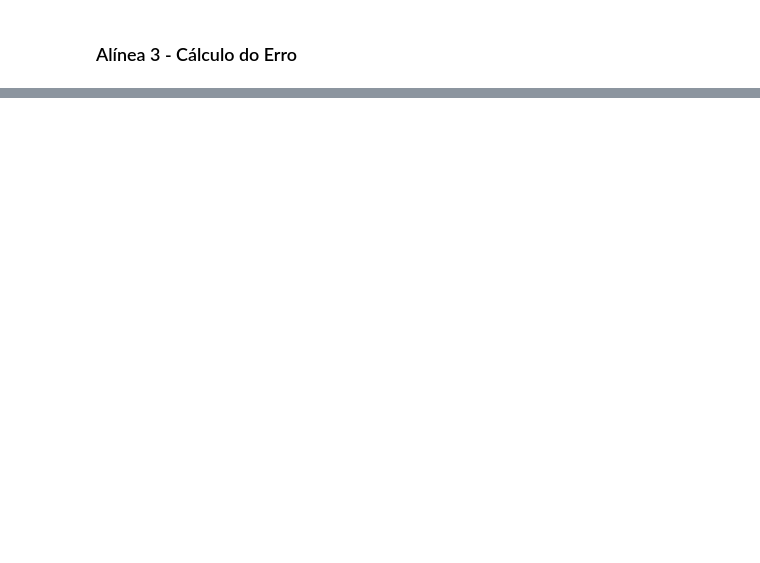
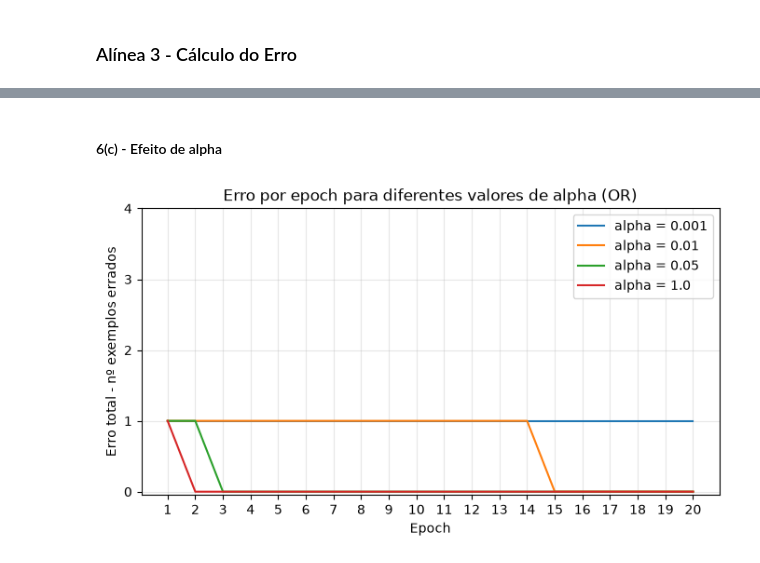
Before and after one commit to Lopes2711/IAA, a Jupyter notebook: sup_learning/sup_learning.ipynb, the cells around one changed output, grey strips where cells are left out. Cells and saved outputs as stored; diff of their text form; code cells hidden in the pictures; blank space fills up the shorter version.

```diff
--- a/sup_learning/sup_learning.ipynb
+++ b/sup_learning/sup_learning.ipynb
@@ -58,0 +188,23 @@ e = d - o
+# %% [markdown]
+#### 6(c) - Efeito de alpha
+# %%
+alphas = [10E-4, 10E-3, 0.05, 10E-1]
+epochs = 20
+epochs_axis = np.arange(1, epochs + 1)
+
+plt.figure(figsize=(8, 4))
+for alpha in alphas:
+    rng = np.random.default_rng(42)
+    _, error_history = train_perceptron(X, d, alpha=alpha, epochs=epochs, rng=rng)
+    plt.plot(epochs_axis, error_history, label=f"alpha = {alpha}")
+
+plt.xlabel("Epoch")
+plt.ylabel("Erro total - nº exemplos errados")
+plt.title("Erro por epoch para diferentes valores de alpha (OR)")
+plt.xticks(epochs_axis)
+plt.yticks(range(5))
+plt.legend()
+plt.grid(True, alpha=0.3)
+plt.show()
+# %% [output]
+[figure, added]
```
Also changed, not shown: parts of 41 cells of this notebook, 1 other file.
